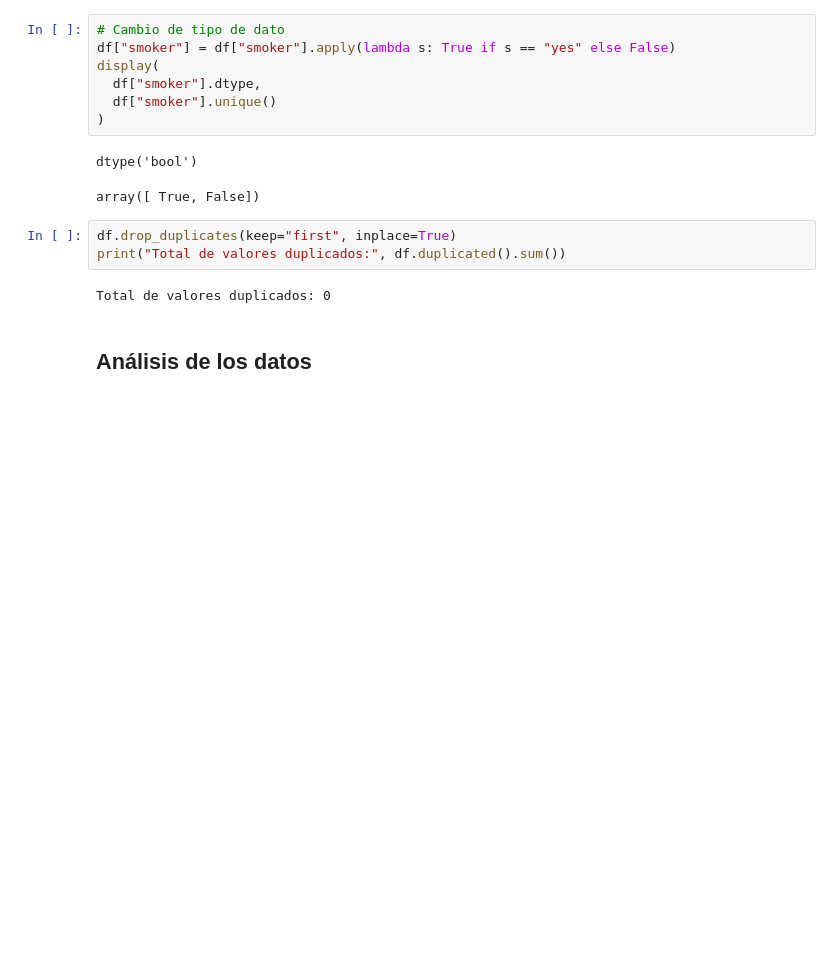
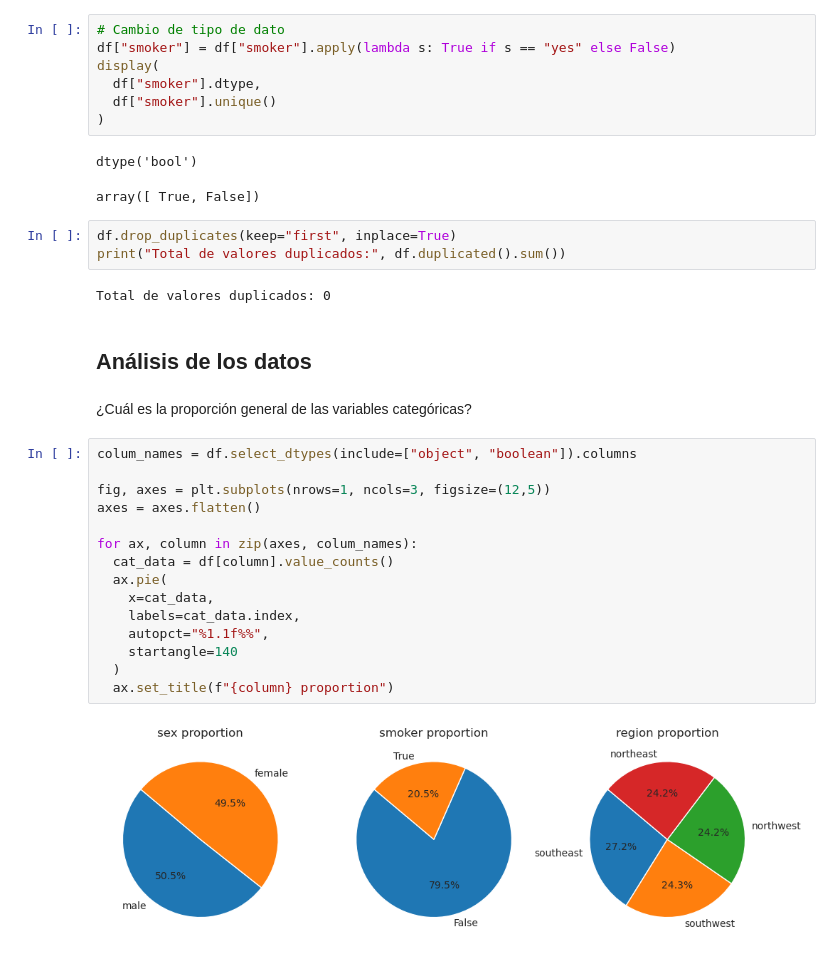
Before and after one commit to pahoalapizco/regression_with_python, a Jupyter notebook: notebooks/1.0-regresion-lineal_python-insurance_cost_prediction.ipynb, the cells around one changed output. Cells and saved outputs as stored; diff of their text form; blank space fills up the shorter version.

```diff
--- a/notebooks/1.0-regresion-lineal_python-insurance_cost_prediction.ipynb
+++ b/notebooks/1.0-regresion-lineal_python-insurance_cost_prediction.ipynb
@@ -138,3 +138,22 @@ print("Total de valores duplicados:", df.duplicated().sum())
 Total de valores duplicados: 0
 # %% [markdown]
 ## Análisis de los datos
+# %% [markdown]
+¿Cuál es la proporción general de las variables categóricas?
+# %%
+colum_names = df.select_dtypes(include=["object", "boolean"]).columns
+
+fig, axes = plt.subplots(nrows=1, ncols=3, figsize=(12,5))
+axes = axes.flatten()
+
+for ax, column in zip(axes, colum_names):
+  cat_data = df[column].value_counts()
+  ax.pie(
+    x=cat_data,
+    labels=cat_data.index,
+    autopct="%1.1f%%",
+    startangle=140
+  )
+  ax.set_title(f"{column} proportion")
+# %% [output]
+[figure, added]
```
Also changed, not shown: parts of 2 cells of this notebook.
